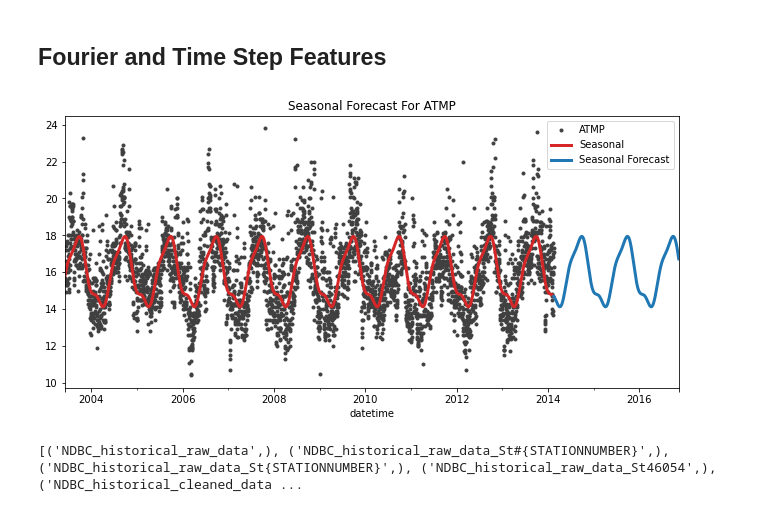
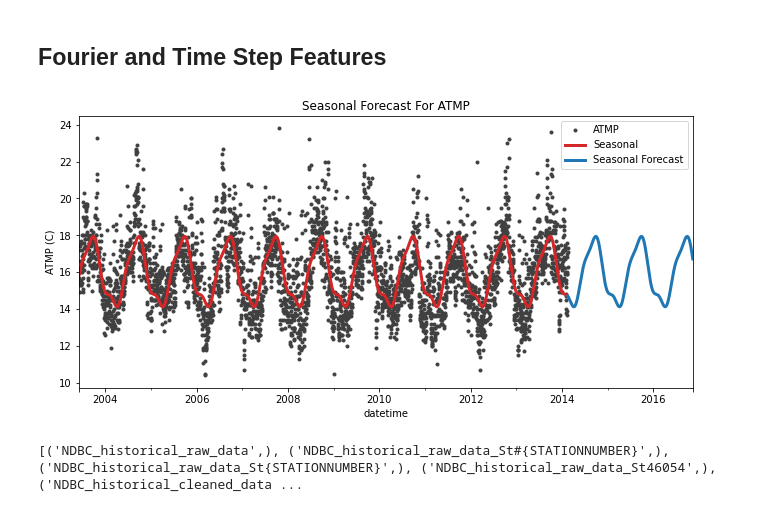
Before and after one commit to dakotarawlings/weather_timeseries_analysis, a Jupyter notebook: feature_engineering.ipynb, the cells around one changed output. Cells and saved outputs as stored; diff of their text form; code cells hidden in the pictures.

```diff
--- a/feature_engineering.ipynb
+++ b/feature_engineering.ipynb
@@ -41,6 +41,6 @@ print(cursor.fetchall())
 # %%
 #Query cleaned data from DB
-conn = sqlite3.connect(r"C:\Users\dakot\Desktop\DataScience\projects\weather_prediction\NDBC_model_building_database.db")
+conn = sqlite3.connect(r"NDBC_model_building_database.db")
 df_cleaned = pd.read_sql_query("SELECT * FROM NDBC_historical_cleaned_data", conn, index_col=None)
 # %%
 #Format our queried data using our function defined above
@@ -97,27 +97,27 @@ memory usage: 244.4 KB
 # %%
 #Fit our target variable to the fourier features using a linear fit
 #using Aair temp as our target
 y = df_engineered["ATMP"]
 #fit a linear model
 model = LinearRegression(fit_intercept=False)
 results = model.fit(X, y)
 #create an index for our forecast beyond the data
 forecast_index = date_range(start=X.index[-1], freq="D", periods=1000)
 #Generate data for our fit within our data range
 y_pred = pd.Series(model.predict(X), index=y.index)
 #generate fourier features for our forecast index (beyond our data)
 X_fore = fourier_pairs.out_of_sample(steps=1000, index=X.index, forecast_index=forecast_index)
 #add a constant to our forecast features
 X_fore['constant']=1
 #Generate fit data for our forecast index
 y_fore = pd.Series(model.predict(X_fore), index=X_fore.index)
 #Plot our data, our data fit, and our forecast fit
-ax = y.plot(color='0.25', style='.', title=f"Seasonal Forecast For {y.name}", figsize=(11, 5))
+ax = y.plot(color='0.25', style='.', title=f"Seasonal Forecast For {y.name}",ylabel="ATMP (C)" ,figsize=(11, 5))
 ax = y_pred.plot(ax=ax, label="Seasonal", linewidth=3, color='C3')
 ax = y_fore.plot(ax=ax, label="Seasonal Forecast", linewidth=3, color='C0')
 leg=ax.legend()
 # %% [output]
-[figure, old version]
+[figure, new version]
 # %%
 #df_engineered=df_engineered.join(X)
 # %%
```
Also changed, not shown: parts of 1 cell of this notebook, 3 other files.
